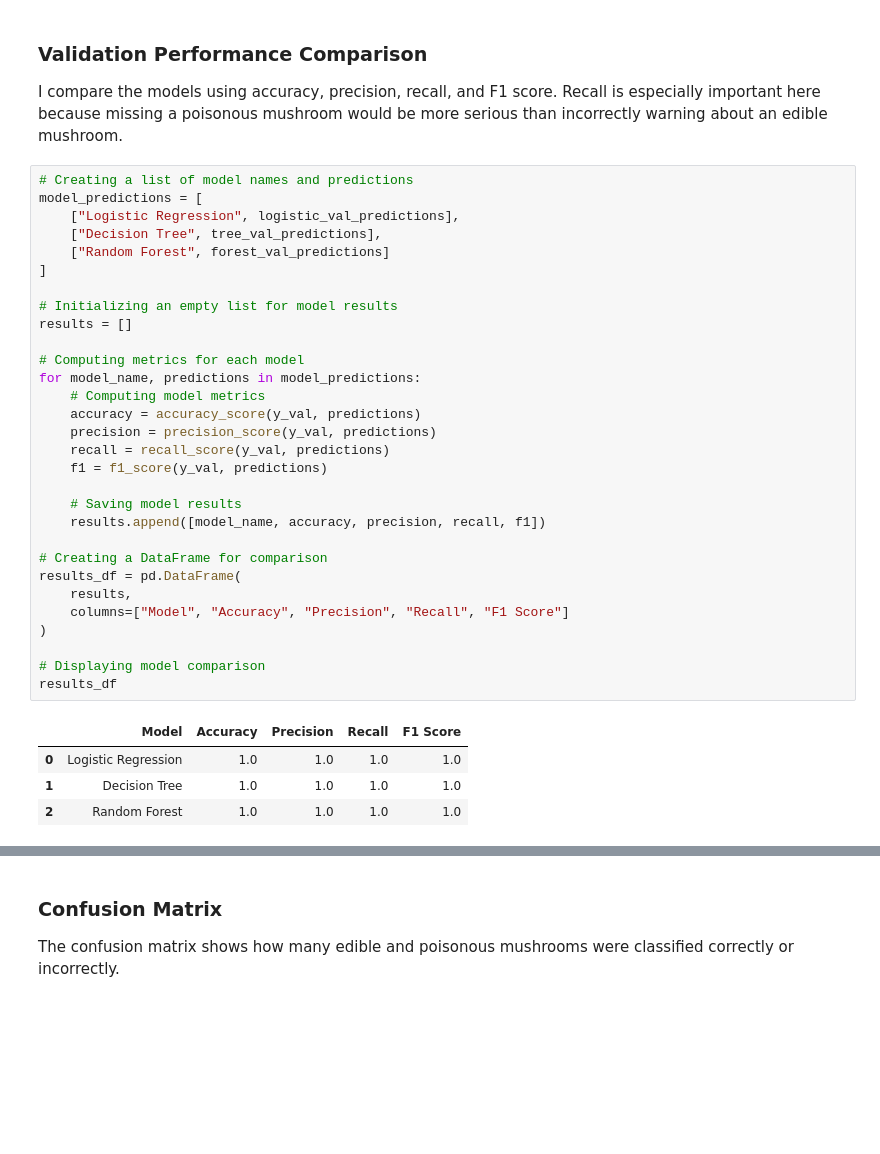
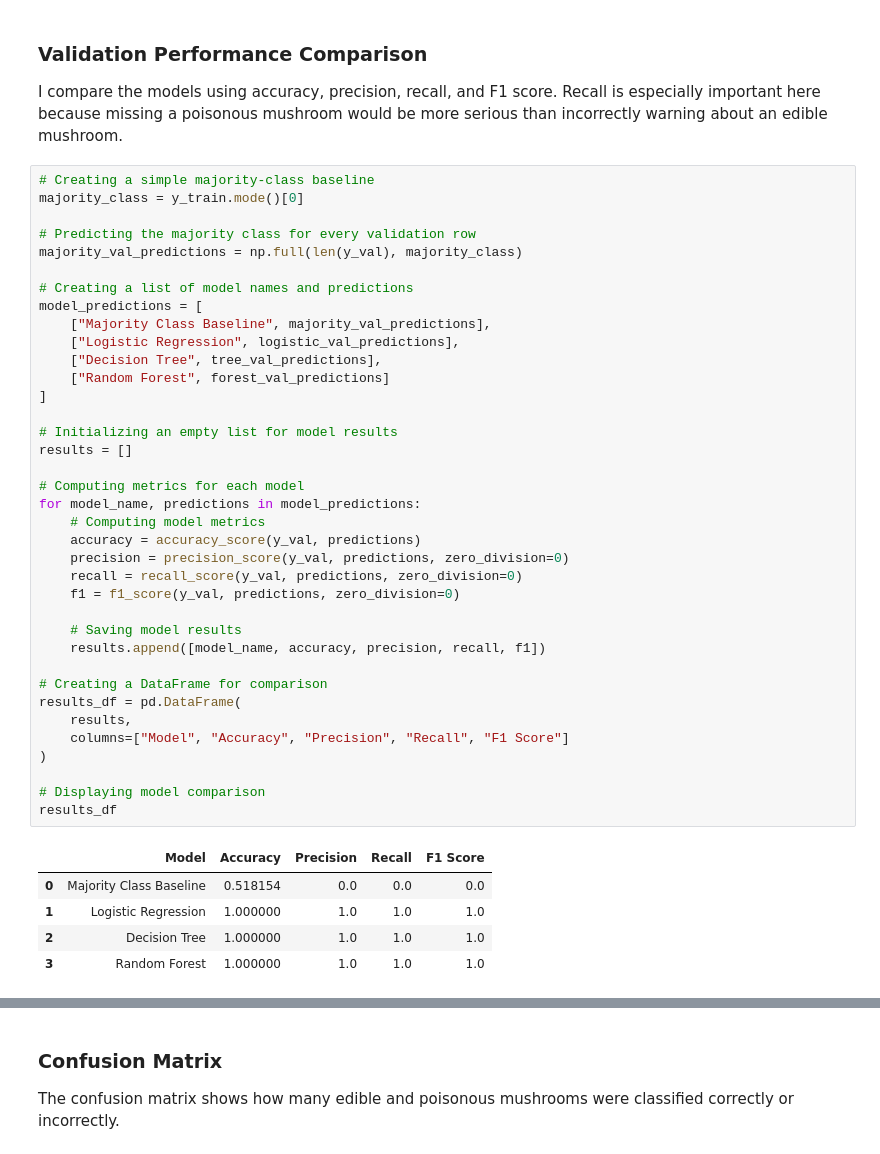
Before and after one commit to samip-bajgai/data3402.finalproject, a Jupyter notebook: notebooks/mushroom_classification_project.ipynb, the cells around one changed output, grey strips where cells are left out. Saved outputs shown, nothing was run; the diff lists cells and outputs as text; blank space fills up the shorter version.

```diff
--- a/notebooks/mushroom_classification_project.ipynb
+++ b/notebooks/mushroom_classification_project.ipynb
@@ -694,37 +694,45 @@ weighted avg       1.00      1.00      1.00      1625
 
 I compare the models using accuracy, precision, recall, and F1 score. Recall is especially important here because missing a poisonous mushroom would be more serious than incorrectly warning about an edible mushroom.
 # %%
+# Creating a simple majority-class baseline
+majority_class = y_train.mode()[0]
+
+# Predicting the majority class for every validation row
+majority_val_predictions = np.full(len(y_val), majority_class)
+
 # Creating a list of model names and predictions
 model_predictions = [
+    ["Majority Class Baseline", majority_val_predictions],
     ["Logistic Regression", logistic_val_predictions],
     ["Decision Tree", tree_val_predictions],
     ["Random Forest", forest_val_predictions]
 ]
 
 # Initializing an empty list for model results
 results = []
 
 # Computing metrics for each model
 for model_name, predictions in model_predictions:
     # Computing model metrics
     accuracy = accuracy_score(y_val, predictions)
-    precision = precision_score(y_val, predictions)
-    recall = recall_score(y_val, predictions)
-    f1 = f1_score(y_val, predictions)
+    precision = precision_score(y_val, predictions, zero_division=0)
+    recall = recall_score(y_val, predictions, zero_division=0)
+    f1 = f1_score(y_val, predictions, zero_division=0)
 
     # Saving model results
     results.append([model_name, accuracy, precision, recall, f1])
 
 # Creating a DataFrame for comparison
 results_df = pd.DataFrame(
     results,
     columns=["Model", "Accuracy", "Precision", "Recall", "F1 Score"]
 )
 
 # Displaying model comparison
 results_df
 # %% [output]
 |  | Model | Accuracy | Precision | Recall | F1 Score |
-| 0 | Logistic Regression | 1.0 | 1.0 | 1.0 | 1.0 |
-| 1 | Decision Tree | 1.0 | 1.0 | 1.0 | 1.0 |
-| 2 | Random Forest | 1.0 | 1.0 | 1.0 | 1.0 |
+| 0 | Majority Class Baseline | 0.518154 | 0.0 | 0.0 | 0.0 |
+| 1 | Logistic Regression | 1.000000 | 1.0 | 1.0 | 1.0 |
+| 2 | Decision Tree | 1.000000 | 1.0 | 1.0 | 1.0 |
+| 3 | Random Forest | 1.000000 | 1.0 | 1.0 | 1.0 |
```
Also changed, not shown: parts of 7 cells of this notebook.
